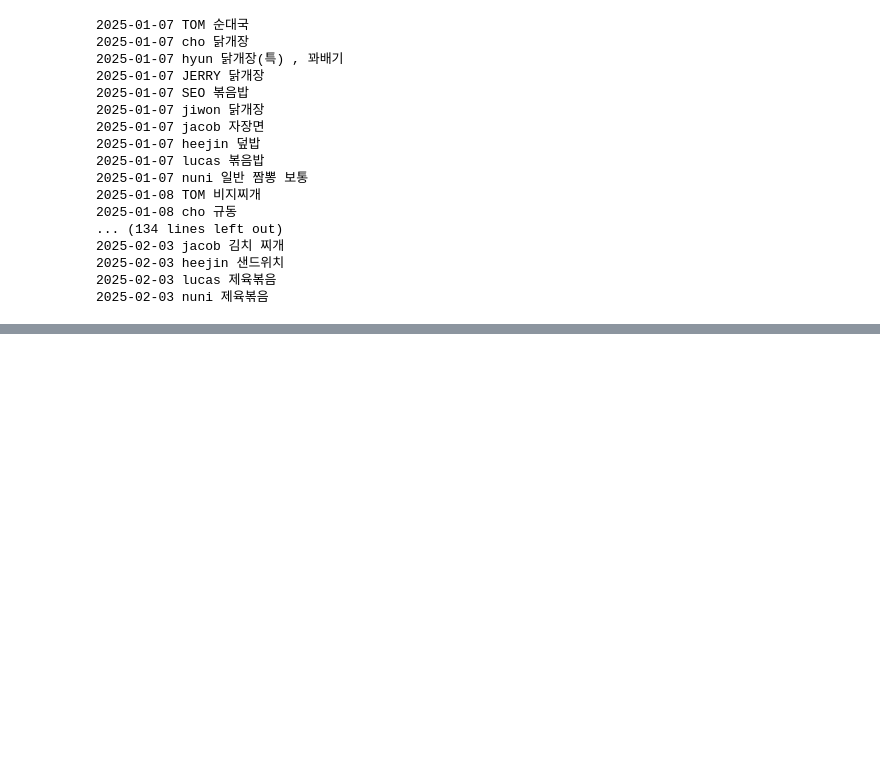
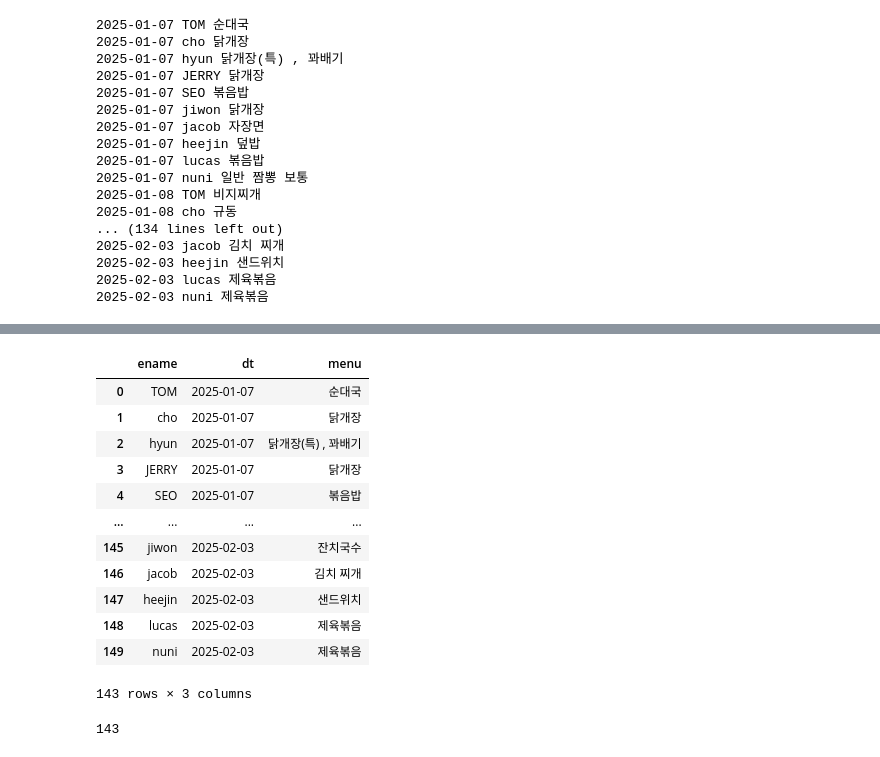
Before and after one commit to lucas-hub12/lunch_menu, a Jupyter notebook: note/lucnch_menu.ipynb, the cells around one changed output, grey strips where cells are left out. Drawn from its saved outputs; the diff is of its cells as text; code cells hidden in the pictures; blank space fills up the shorter version.

```diff
--- a/note/lucnch_menu.ipynb
+++ b/note/lucnch_menu.ipynb
@@ -102,0 +181,16 @@ for i in df.columns[6:21]:
+# %%
+melted_df[~melted_df['menu'].isin(['-','x','<결석>'])]
+# %% [output]
+|  | ename | dt | menu |
+| 0 | TOM | 2025-01-07 | 순대국 |
+| 1 | cho | 2025-01-07 | 닭개장 |
+| 2 | hyun | 2025-01-07 | 닭개장(특) , 꽈배기 |
+| 3 | JERRY | 2025-01-07 | 닭개장 |
+| 4 | SEO | 2025-01-07 | 볶음밥 |
+| ... | ... | ... | ... |
+| 145 | jiwon | 2025-02-03 | 잔치국수 |
+| 146 | jacob | 2025-02-03 | 김치 찌개 |
+| 147 | heejin | 2025-02-03 | 샌드위치 |
+| 148 | lucas | 2025-02-03 | 제육볶음 |
+| 149 | nuni | 2025-02-03 | 제육볶음 |
+143 rows × 3 columns
@@ -102,0 +199,4 @@ for i in df.columns[6:21]:
+# %%
+len(not_na_df)
+# %% [output]
+143
```
Also changed, not shown: parts of 11 cells of this notebook, 3 other files.
